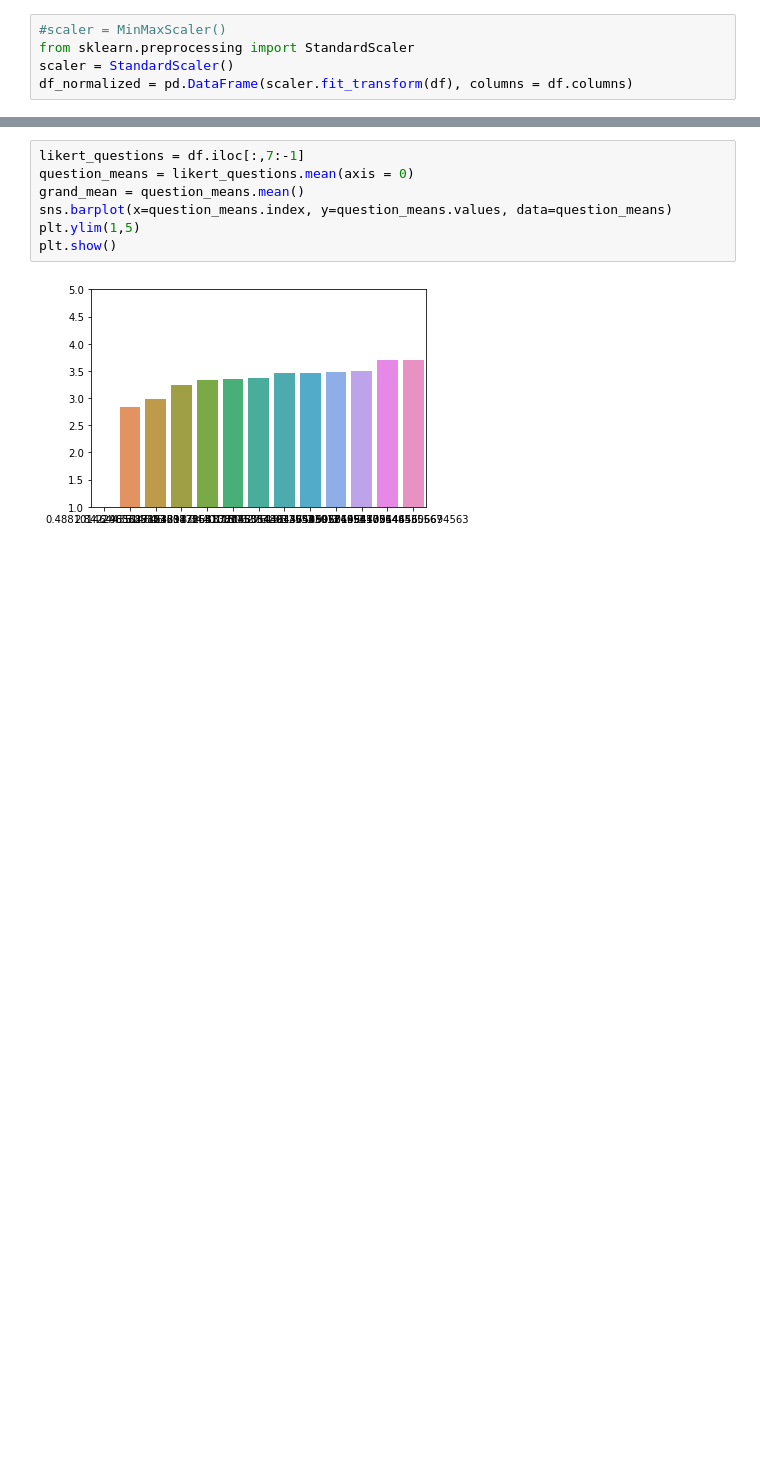
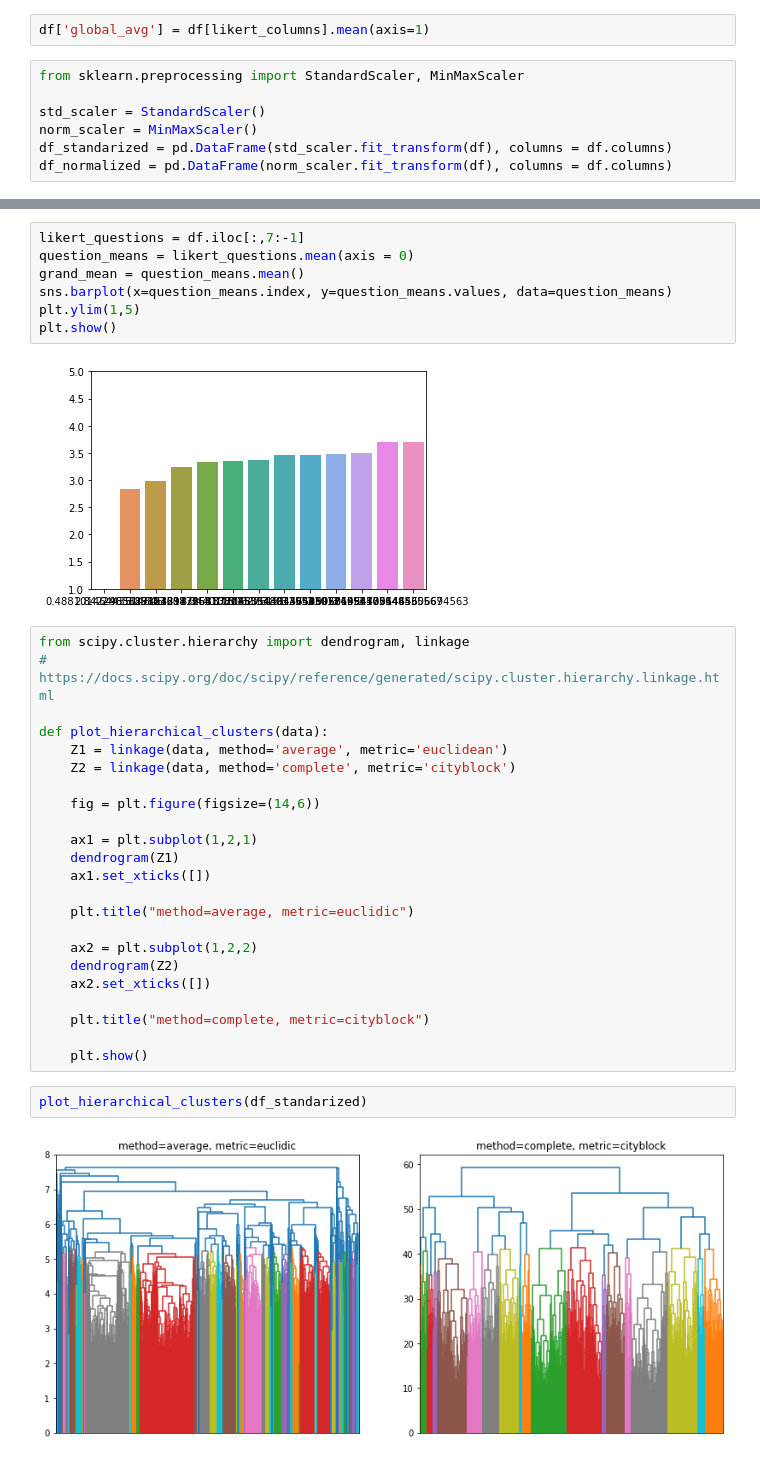
Before and after one commit to vascopombo/DSProject, a Jupyter notebook: Final.ipynb, the cells around one changed output, grey strips where cells are left out. Saved outputs shown, nothing was run; the diff lists cells and outputs as text; blank space fills up the shorter version.

```diff
--- a/Final.ipynb
+++ b/Final.ipynb
@@ -679,11 +679,15 @@ df
 #### 1.9 Normalizing variables
 # %% [markdown]
 Because the variable 'RewardPoints' is in a scale that is very different from the rest, we decided to normalize the dataframe
+# %%
+df['global_avg'] = df[likert_columns].mean(axis=1)
 # %%
-#scaler = MinMaxScaler()
-from sklearn.preprocessing import StandardScaler
-scaler = StandardScaler()
-df_normalized = pd.DataFrame(scaler.fit_transform(df), columns = df.columns)
+from sklearn.preprocessing import StandardScaler, MinMaxScaler
+
+std_scaler = StandardScaler()
+norm_scaler = MinMaxScaler()
+df_standarized = pd.DataFrame(std_scaler.fit_transform(df), columns = df.columns)
+df_normalized = pd.DataFrame(norm_scaler.fit_transform(df), columns = df.columns)
 # %%
 df_normalized.head()
 # %% [output]
@@ -839,3 +879,30 @@ plt.ylim(1,5)
 plt.show()
 # %% [output]
 [figure]
+# %%
+from scipy.cluster.hierarchy import dendrogram, linkage
+# https://docs.scipy.org/doc/scipy/reference/generated/scipy.cluster.hierarchy.linkage.html
+
+def plot_hierarchical_clusters(data):
+    Z1 = linkage(data, method='average', metric='euclidean')
+    Z2 = linkage(data, method='complete', metric='cityblock')
+
+    fig = plt.figure(figsize=(14,6))
+
+    ax1 = plt.subplot(1,2,1)
+    dendrogram(Z1)
+    ax1.set_xticks([])
+
+    plt.title("method=average, metric=euclidic")
+
+    ax2 = plt.subplot(1,2,2)
+    dendrogram(Z2)
+    ax2.set_xticks([])
+
+    plt.title("method=complete, metric=cityblock")
+
+    plt.show()
+# %%
+plot_hierarchical_clusters(df_standarized)
+# %% [output]
+[figure, added]
```
Also changed, not shown: parts of 37 cells of this notebook.
